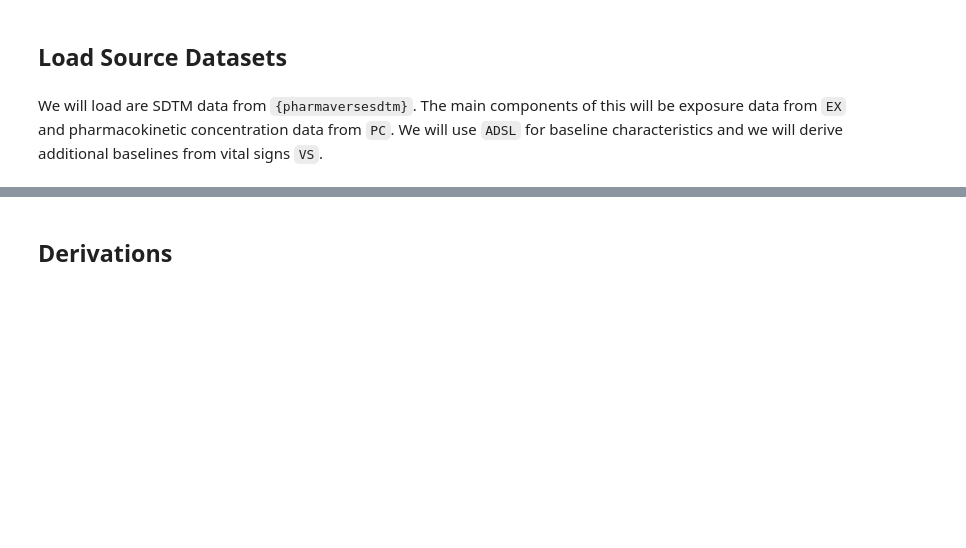
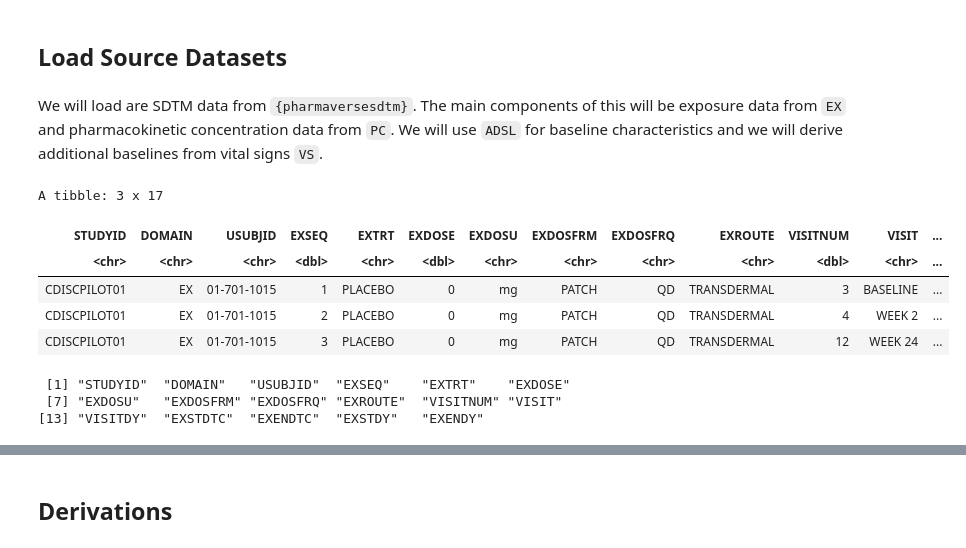
Before and after one commit to junjunmeng/R_CDISC_examples, a Jupyter notebook: adam/adpc.ipynb, the cells around one changed output, grey strips where cells are left out. Cells and saved outputs as stored; diff of their text form; code cells hidden in the pictures; blank space fills up the shorter version.

```diff
--- a/adam/adpc.ipynb
+++ b/adam/adpc.ipynb
@@ -57,3 +54,18 @@ data("adsl")
 ex <- convert_blanks_to_na(ex)
 pc <- convert_blanks_to_na(pc)
 vs <- convert_blanks_to_na(vs)
+# %%
+head(ex,3)
+# %% [output]
+A tibble: 3 x 17
+| STUDYID | DOMAIN | USUBJID | EXSEQ | EXTRT | EXDOSE | EXDOSU | EXDOSFRM | EXDOSFRQ | EXROUTE | VISITNUM | VISIT | ... |
+| <chr> | <chr> | <chr> | <dbl> | <chr> | <dbl> | <chr> | <chr> | <chr> | <chr> | <dbl> | <chr> | ... |
+| CDISCPILOT01 | EX | 01-701-1015 | 1 | PLACEBO | 0 | mg | PATCH | QD | TRANSDERMAL | 3 | BASELINE | ... |
+| CDISCPILOT01 | EX | 01-701-1015 | 2 | PLACEBO | 0 | mg | PATCH | QD | TRANSDERMAL | 4 | WEEK 2 | ... |
+| CDISCPILOT01 | EX | 01-701-1015 | 3 | PLACEBO | 0 | mg | PATCH | QD | TRANSDERMAL | 12 | WEEK 24 | ... |
+# %%
+colnames(ex)
+# %% [output]
+ [1] "STUDYID"  "DOMAIN"   "USUBJID"  "EXSEQ"    "EXTRT"    "EXDOSE"
+ [7] "EXDOSU"   "EXDOSFRM" "EXDOSFRQ" "EXROUTE"  "VISITNUM" "VISIT"
+[13] "VISITDY"  "EXSTDTC"  "EXENDTC"  "EXSTDY"   "EXENDY"
```
Also changed, not shown: parts of 36 cells of this notebook.
